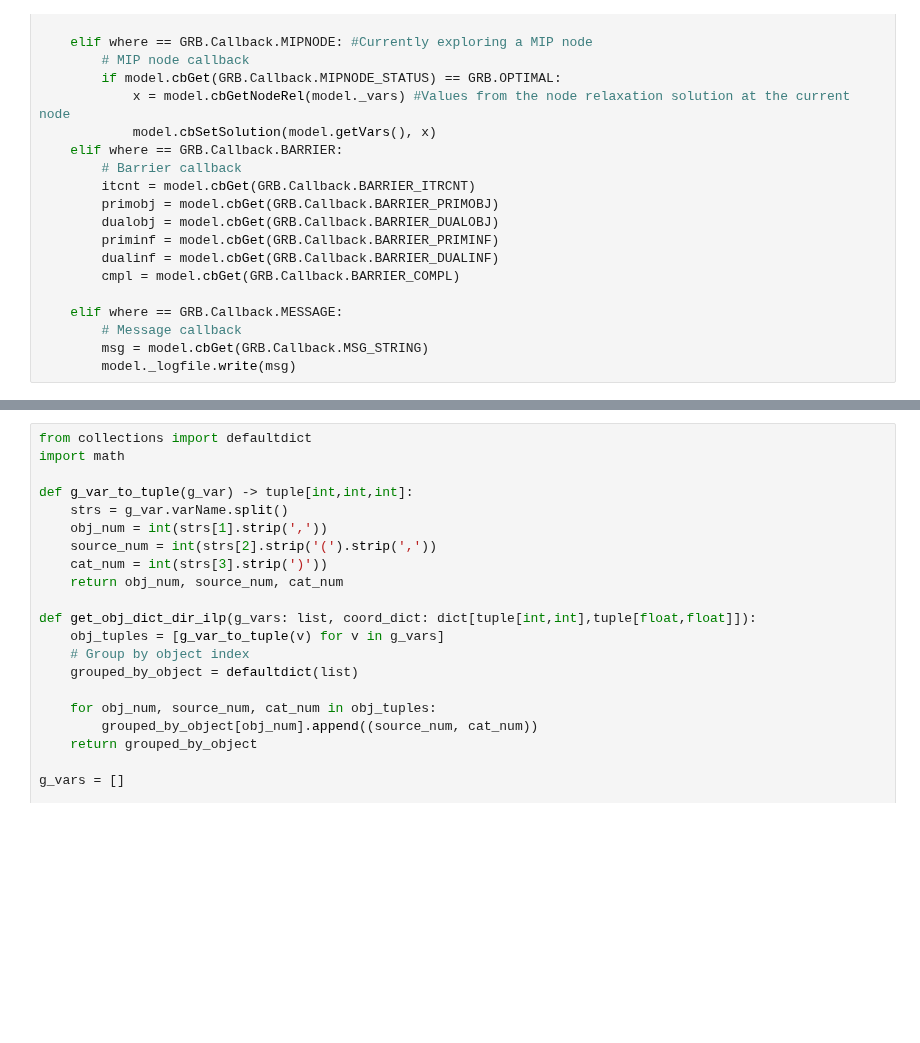
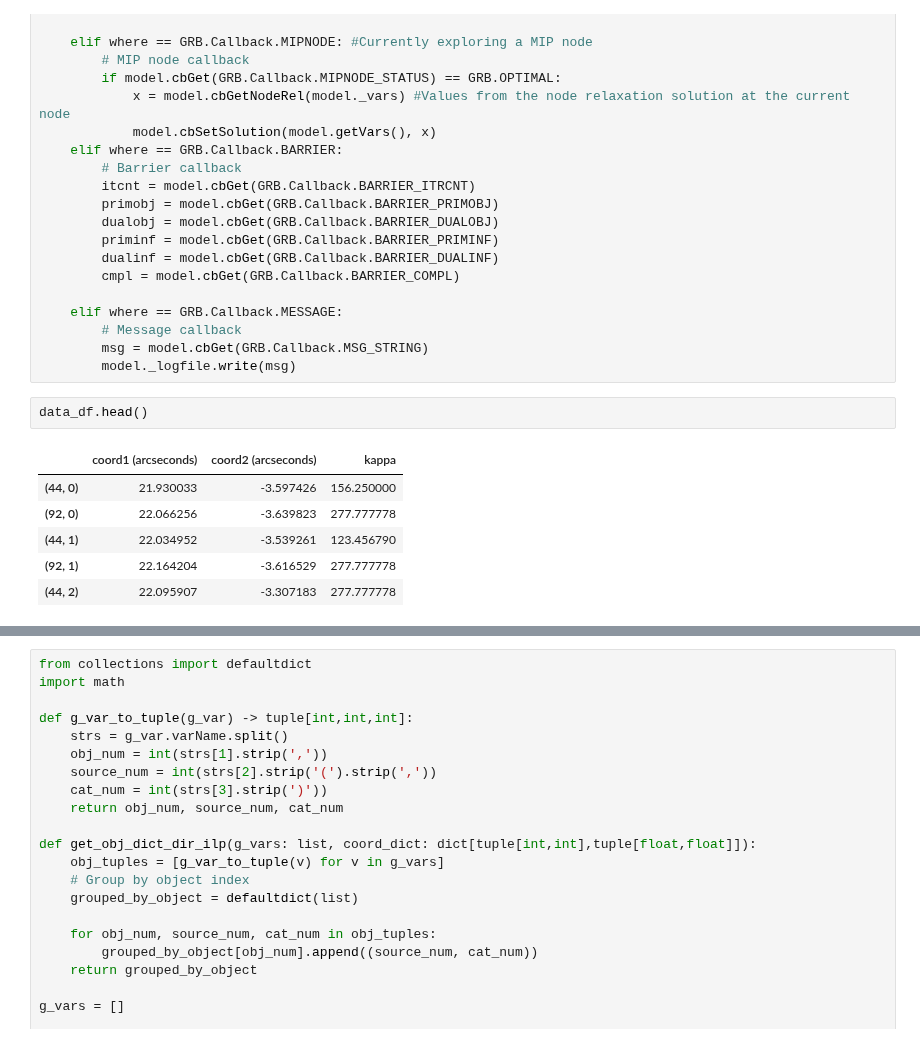
Before and after one commit to jacobf18/astronomical-matching, a Jupyter notebook: CanILP + DirILP General case.ipynb, the cells around one changed output, grey strips where cells are left out. Drawn from its saved outputs; the diff is of its cells as text; blank space fills up the shorter version.

```diff
--- a/CanILP + DirILP General case.ipynb
+++ b/CanILP + DirILP General case.ipynb
@@ -765,6 +772,15 @@ def mycallback(model, where):
         # Message callback
         msg = model.cbGet(GRB.Callback.MSG_STRING)
         model._logfile.write(msg)
+# %%
+data_df.head()
+# %% [output]
+|  | coord1 (arcseconds) | coord2 (arcseconds) | kappa |
+| (44, 0) | 21.930033 | -3.597426 | 156.250000 |
+| (92, 0) | 22.066256 | -3.639823 | 277.777778 |
+| (44, 1) | 22.034952 | -3.539261 | 123.456790 |
+| (92, 1) | 22.164204 | -3.616529 | 277.777778 |
+| (44, 2) | 22.095907 | -3.307183 | 277.777778 |
 # %%
 ######################### ILP Formulation ###########################
 import time
```
Also changed, not shown: parts of 9 cells of this notebook, 1 other file.
